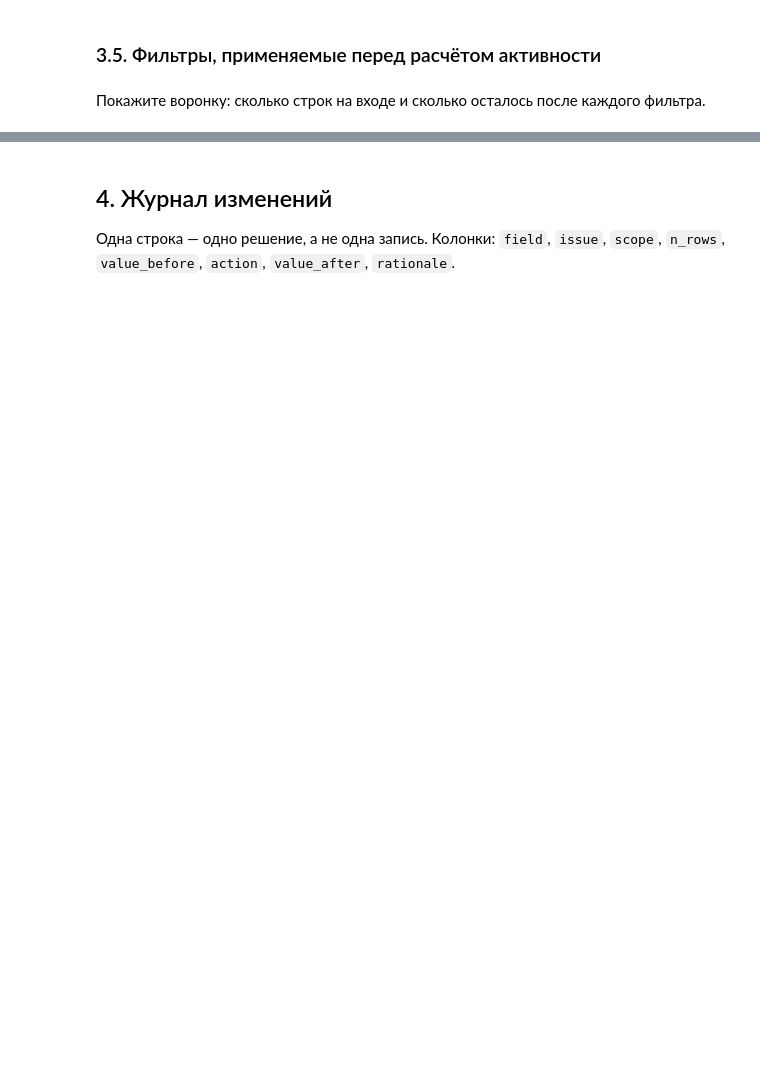
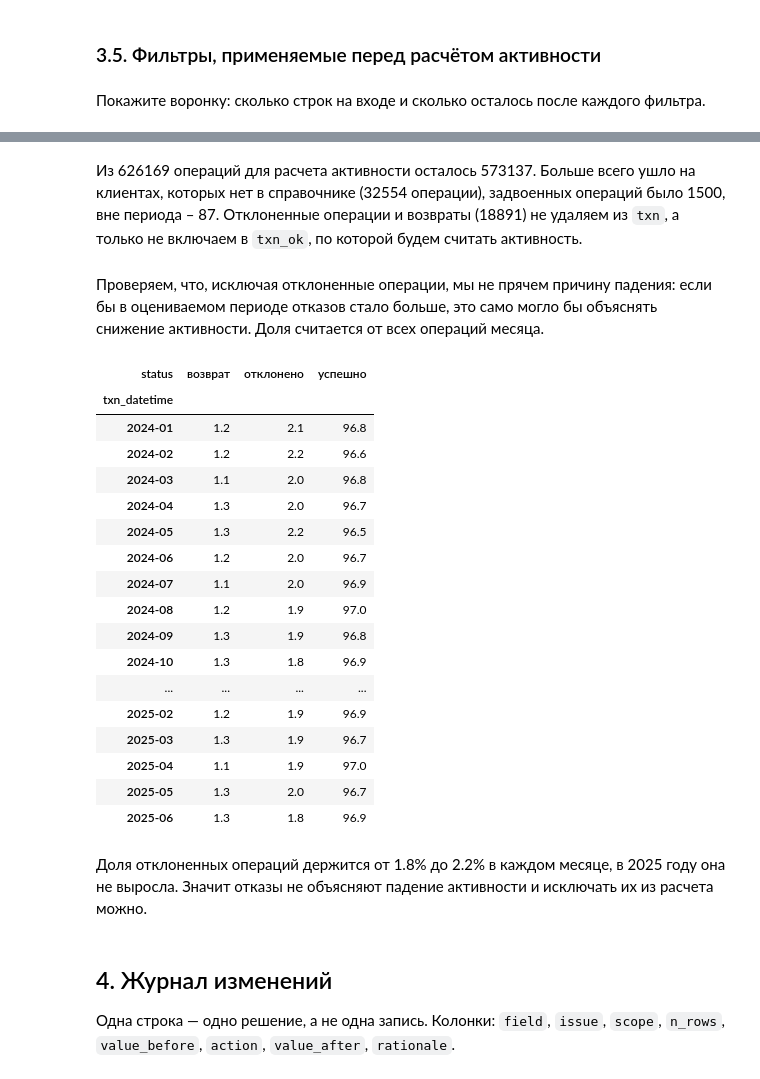
Before and after one commit to sangnchr-s/Gonchar_Alexander_Lab1, a Jupyter notebook: 01_analysis.ipynb, the cells around one changed output, grey strips where cells are left out. Cells and saved outputs as stored; diff of their text form; code cells hidden in the pictures; blank space fills up the shorter version.

```diff
--- a/01_analysis.ipynb
+++ b/01_analysis.ipynb
@@ -856,0 +1016,35 @@ Name: count, dtype: int64
+# %%
+funnel = [("все операции", len(txn))]
+
+has_time = txn_raw["txn_datetime"].str.len() > 10
+before = len(txn)
+txn = (txn.assign(has_time=has_time).sort_values("has_time", ascending=False)
+          .drop_duplicates("txn_id").drop(columns="has_time").sort_index())
+log_change("txn_id", "одна операция записана дважды", "повторы txn_id", before - len(txn),
+           "две строки с одним txn_id", "удалено", "одна строка, из пары оставлена запись со временем",
+           "это одна и та же операция (проверено в 2.2), иначе она посчитается дважды")
+funnel.append(("без задвоенных операций", len(txn)))
+
+in_period = (txn["txn_datetime"] >= "2024-01-01") & (txn["txn_datetime"] < "2025-07-01")
+log_change("txn_datetime", "дата вне периода 2024-01-01 – 2025-06-30", "txn_datetime < 2024-01-01 или >= 2025-07-01",
+           (~in_period).sum(), "2023-11-24 ... 2026-08-04", "удалено", "только 2024-01-01 – 2025-06-30",
+           "не попадают ни в базовое, ни в оцениваемое окно, часть дат позже выгрузки справочника")
+txn = txn[in_period]
+funnel.append(("в периоде 2024-01-01 – 2025-06-30", len(txn)))
+
+known = txn["client_id"].isin(clients["client_id"])
+log_change("client_id", "клиента нет в справочнике действующих клиентов", "client_id not in clients",
+           (~known).sum(), f"{txn.loc[~known, 'client_id'].nunique()} клиентов", "удалено", "только клиенты из справочника",
+           "похоже на ушедших клиентов (последние операции в конце 2024 – начале 2025), вернуть их кампанией нельзя")
+txn = txn[known]
+funnel.append(("только клиенты из справочника", len(txn)))
+
+txn_ok = txn[txn["status"] == "успешно"]
+log_change("status", "отклоненные операции и возвраты", "status != 'успешно'", len(txn) - len(txn_ok),
+           "отклонено, возврат", "исключено из расчета активности", "только status == 'успешно'",
+           "отклонение – попытка, а не пользование картой, возврат – отмена покупки; доля отказов стабильна по месяцам")
+funnel.append(("только успешные (txn_ok)", len(txn_ok)))
+
+funnel = pd.DataFrame(funnel, columns=["шаг", "осталось операций"])
+funnel["убрано"] = (funnel["осталось операций"].shift() - funnel["осталось операций"]).fillna(0).astype(int)
+funnel
@@ -857,3 +1058,30 @@ Name: count, dtype: int64
+# %% [markdown]
+Из 626169 операций для расчета активности осталось 573137. Больше всего ушло на клиентах, которых нет в справочнике (32554 операции), задвоенных операций было 1500, вне периода – 87. Отклоненные операции и возвраты (18891) не удаляем из `txn`, а только не включаем в `txn_ok`, по которой будем считать активность.
+# %% [markdown]
+Проверяем, что, исключая отклоненные операции, мы не прячем причину падения: если бы в оцениваемом периоде отказов стало больше, это само могло бы объяснять снижение активности. Доля считается от всех операций месяца.
+# %%
+(txn.groupby(txn["txn_datetime"].dt.to_period("M"))["status"].value_counts(normalize=True).unstack() * 100).round(1)
+# %% [output]
+| status | возврат | отклонено | успешно |
+| txn_datetime |  |  |  |
+| 2024-01 | 1.2 | 2.1 | 96.8 |
+| 2024-02 | 1.2 | 2.2 | 96.6 |
+| 2024-03 | 1.1 | 2.0 | 96.8 |
+| 2024-04 | 1.3 | 2.0 | 96.7 |
+| 2024-05 | 1.3 | 2.2 | 96.5 |
+| 2024-06 | 1.2 | 2.0 | 96.7 |
+| 2024-07 | 1.1 | 2.0 | 96.9 |
+| 2024-08 | 1.2 | 1.9 | 97.0 |
+| 2024-09 | 1.3 | 1.9 | 96.8 |
+| 2024-10 | 1.3 | 1.8 | 96.9 |
+| ... | ... | ... | ... |
+| 2025-02 | 1.2 | 1.9 | 96.9 |
+| 2025-03 | 1.3 | 1.9 | 96.7 |
+| 2025-04 | 1.1 | 1.9 | 97.0 |
+| 2025-05 | 1.3 | 2.0 | 96.7 |
+| 2025-06 | 1.3 | 1.8 | 96.9 |
+# %% [markdown]
+Доля отклоненных операций держится от 1.8% до 2.2% в каждом месяце, в 2025 году она не выросла. Значит отказы не объясняют падение активности и исключать их из расчета можно.
 # %% [markdown]
 ## 4. Журнал изменений
 
```
Also changed, not shown: parts of 23 cells of this notebook.
